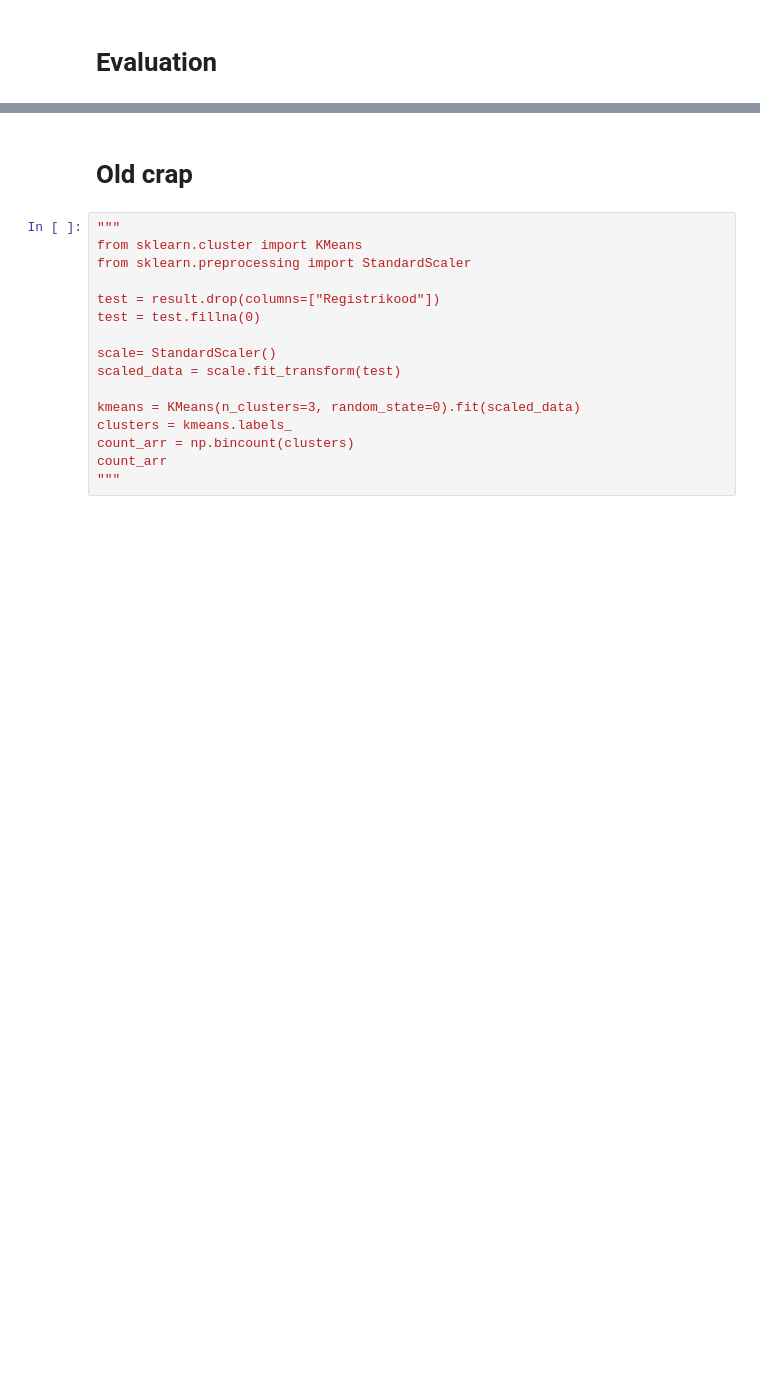
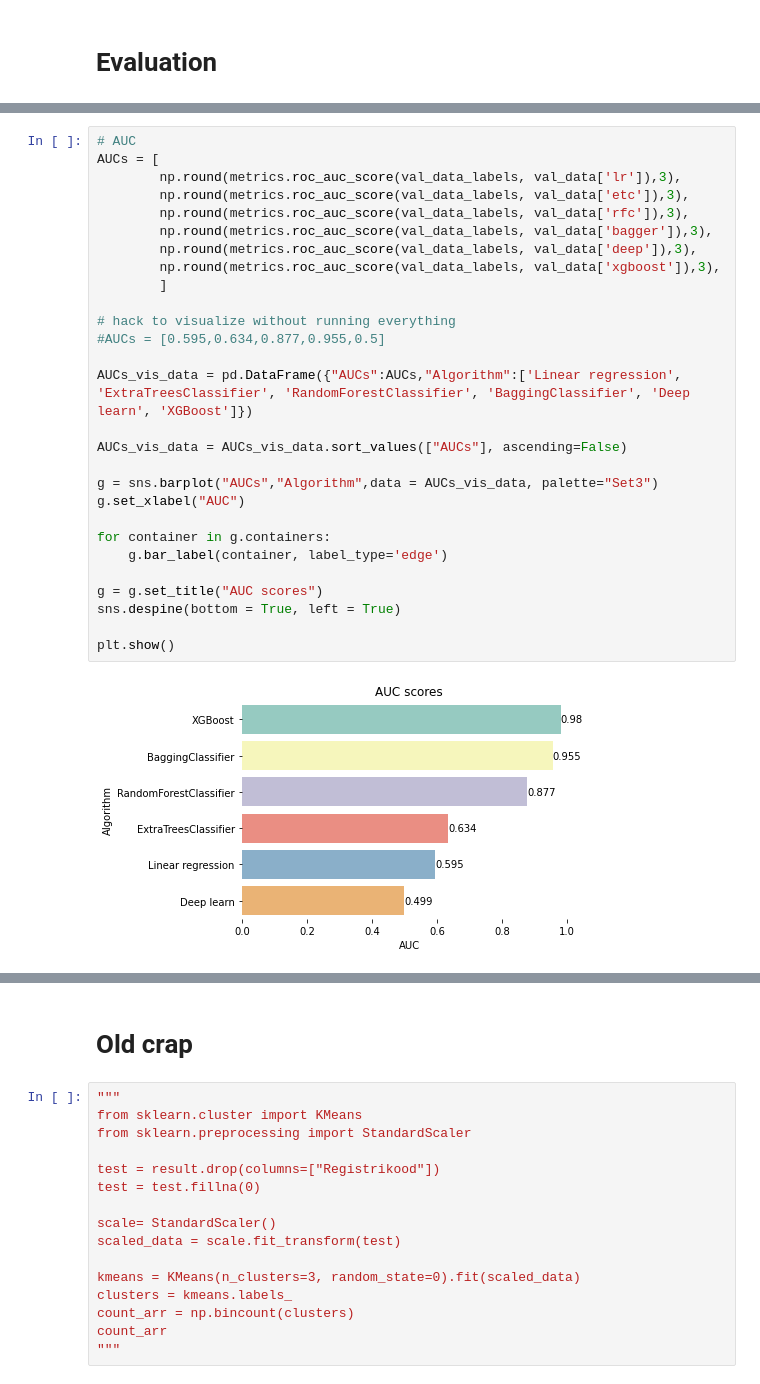
Before and after one commit to sjaanus97/P07-fast_growing_comp, a Jupyter notebook: fast_growing_comp.ipynb, the cells around one changed output, grey strips where cells are left out. Cells and saved outputs as stored; diff of their text form; blank space fills up the shorter version.

```diff
--- a/fast_growing_comp.ipynb
+++ b/fast_growing_comp.ipynb
@@ -599,0 +657,30 @@ F1 weighted of BaggingClassifier desicion tree is 0.955
+# %%
+# AUC
+AUCs = [
+        np.round(metrics.roc_auc_score(val_data_labels, val_data['lr']),3),
+        np.round(metrics.roc_auc_score(val_data_labels, val_data['etc']),3),
+        np.round(metrics.roc_auc_score(val_data_labels, val_data['rfc']),3),
+        np.round(metrics.roc_auc_score(val_data_labels, val_data['bagger']),3),
+        np.round(metrics.roc_auc_score(val_data_labels, val_data['deep']),3),
+        np.round(metrics.roc_auc_score(val_data_labels, val_data['xgboost']),3),
+        ]
+
+# hack to visualize without running everything
+#AUCs = [0.595,0.634,0.877,0.955,0.5]
+
+AUCs_vis_data = pd.DataFrame({"AUCs":AUCs,"Algorithm":['Linear regression', 'ExtraTreesClassifier', 'RandomForestClassifier', 'BaggingClassifier', 'Deep learn', 'XGBoost']})
+
+AUCs_vis_data = AUCs_vis_data.sort_values(["AUCs"], ascending=False)
+
+g = sns.barplot("AUCs","Algorithm",data = AUCs_vis_data, palette="Set3")
+g.set_xlabel("AUC")
+
+for container in g.containers:
+    g.bar_label(container, label_type='edge')
+
+g = g.set_title("AUC scores")
+sns.despine(bottom = True, left = True)
+
+plt.show()
+# %% [output]
+[figure, added]
```
Also changed, not shown: parts of 28 cells of this notebook.
